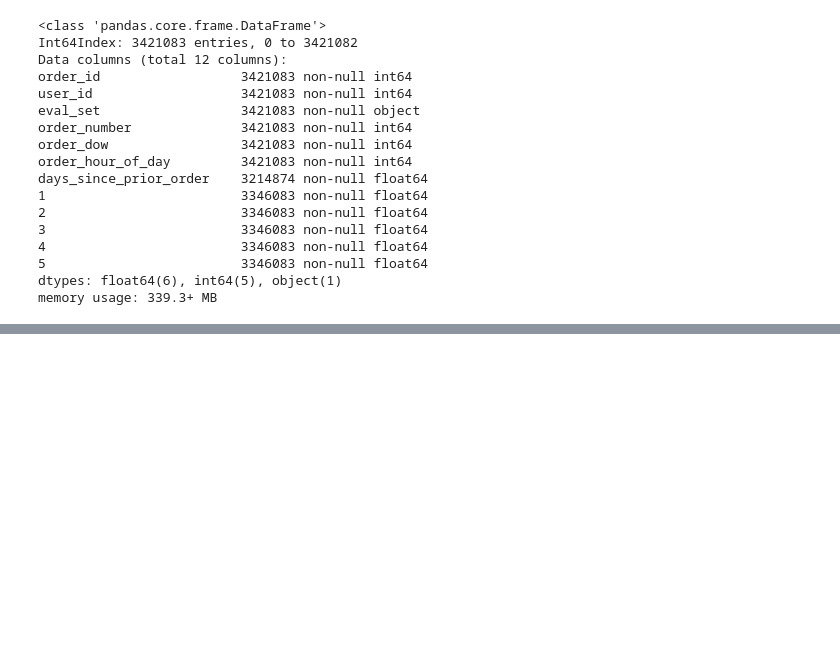
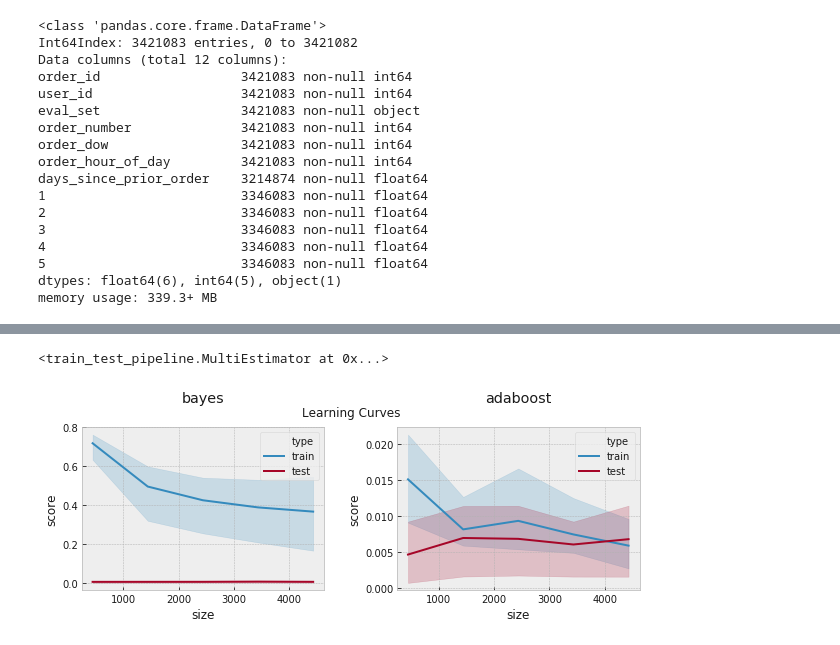
Before and after one commit to rossrco/analyses, a Jupyter notebook: instacart/instacart.ipynb, the cells around one changed output, grey strips where cells are left out. Saved outputs shown, nothing was run; the diff lists cells and outputs as text; code cells hidden in the pictures; blank space fills up the shorter version.

Commit message:
train first model

```diff
--- a/instacart/instacart.ipynb
+++ b/instacart/instacart.ipynb
@@ -219,0 +244,21 @@ memory usage: 339.3+ MB
+# %%
+X_train, X_test, y_train, y_test = train_test_split(orders_products[['user_id',
+                                                                     'order_dow',
+                                                                     'order_hour_of_day',
+                                                                     'days_since_prior_order']],
+                                                    orders_products[1].fillna(0),
+                                                    test_size = 0.3, random_state = 42)
+# %%
+models = {'bayes': GaussianNB(),
+          'adaboost': AdaBoostClassifier()}
+# %%
+model_explorer = train_test_pipeline.MultiEstimator(models, make_scorer(f1_score, average = 'weighted'))
+# %%
+train_limit = int(10e3)
+model_explorer.fit(X_train[:train_limit], y_train[:train_limit]).get_score_dataframe()
+# %% [output]
+<train_test_pipeline.MultiEstimator at 0x...>
+# %%
+model_explorer.draw_learning_curves()
+# %% [output]
+[figure, added]
```
Also changed, not shown: parts of 12 cells of this notebook, 1 other file.
